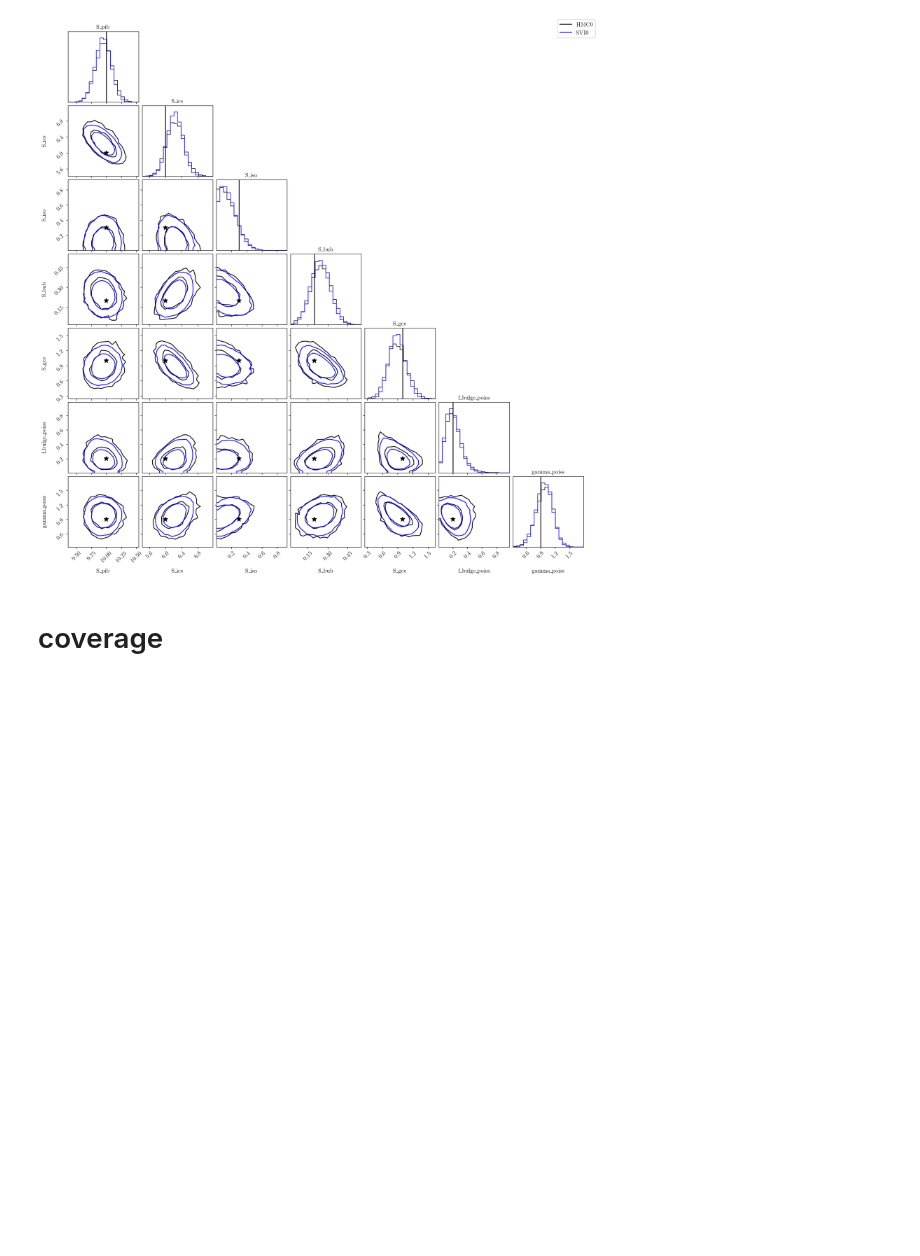
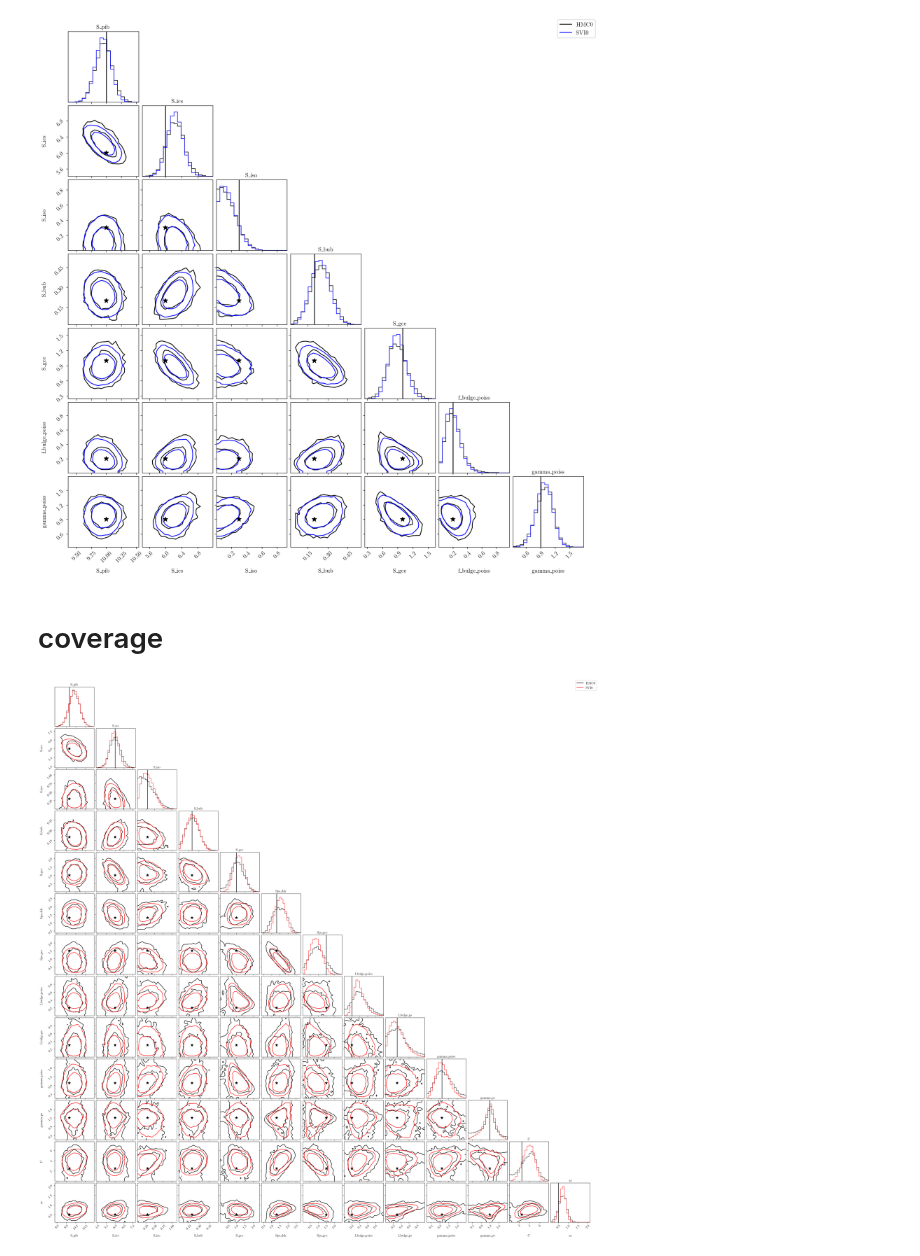
Before and after one commit to smsharma/fermi-prob-prog, a Jupyter notebook: production/production_plots.ipynb, the cells around one changed output. Saved outputs shown, nothing was run; the diff lists cells and outputs as text; code cells hidden in the pictures; blank space fills up the shorter version.

Commit message:
base23fix_2 rerun

```diff
--- a/production/production_plots.ipynb
+++ b/production/production_plots.ipynb
@@ -114,3 +115,29 @@ ax.set(xlabel='Nominal coverage', ylabel='Actual coverage', title=run_name)
 fig.legend(bbox_to_anchor=(1, 1), loc='upper left', bbox_transform=ax.transAxes)
 plt.tight_layout()
 plt.savefig(f'{run_name}.pdf')
+# %%
+labels = [
+    'S_pib', 'S_ics', 'S_iso', 'S_bub', 'S_gce', 'Sps_dsk', 'Sps_gce',
+    'f_bulge_poiss', 'f_bulge_ps', 'gamma_poiss', 'gamma_ps', 'C', 'zs'
+]
+dm_name = 'Dbase23fix_deltapsf_2_Mbase23fix_deltapsf'
+config_dict = {
+    'HMC0' : (f'../outputs/fit/hmc_{dm_name}/i0_n10000_ns0.p', 'k'),
+    'SVI0' : (f'../outputs/fit/svi_{dm_name}/i0_n50000_ns10000.p', 'r'),
+}
+truth_dict = json.load(open('truth_dict_base230927.json', 'r'))
+
+s_in = {}
+labels_dict = {}
+colors_dict = {}
+for key, (path, color) in config_dict.items():
+    s = pickle.load(open(path, 'rb'))
+    s_in[key] = {k: s[k] for k in labels}
+    labels_dict[key] = key
+    colors_dict[key] = color
+
+t_in = {k: truth_dict[k] for k in labels}
+
+multi_corner(s_in, labels, point_est=t_in, colors_dict=colors_dict, labels_dict=labels_dict, save_fn='plots/post-hmc-svi-base23fix-deltapsf.pdf')
+# %% [output]
+[figure, added]
```
Also changed, not shown: parts of 1 cell of this notebook, 4 other files.
